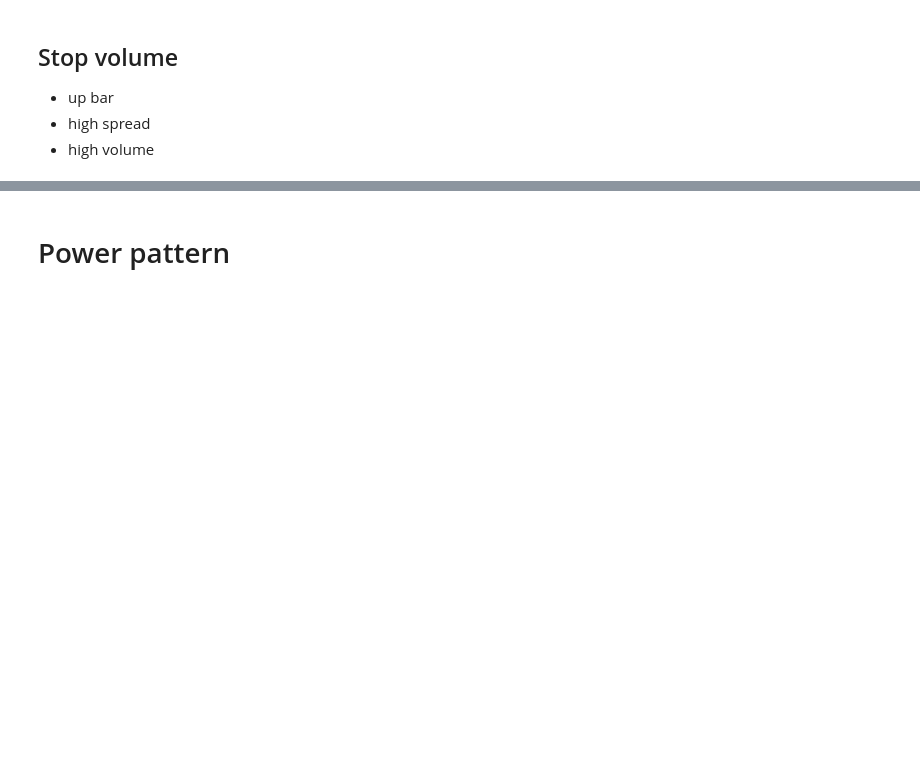
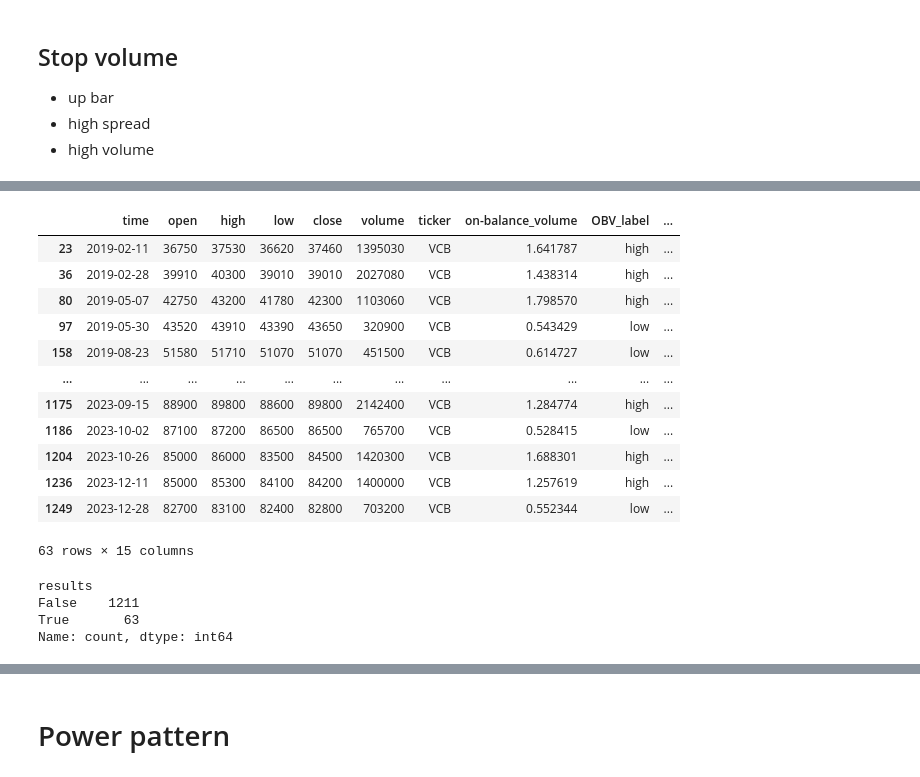
Before and after one commit to jsyizdabet/Attacker-2024, a Jupyter notebook: Build Algo/Buy-sell Signal Algo/alphas.ipynb, the cells around one changed output, grey strips where cells are left out. Saved outputs shown, nothing was run; the diff lists cells and outputs as text; code cells hidden in the pictures; blank space fills up the shorter version.

```diff
--- a/Build Algo/Buy-sell Signal Algo/alphas.ipynb
+++ b/Build Algo/Buy-sell Signal Algo/alphas.ipynb
@@ -107,0 +130,24 @@ def is_stop_volume_signal(data):
+# %%
+abc = data[data['results'] == True]
+abc
+# %% [output]
+|  | time | open | high | low | close | volume | ticker | on-balance_volume | OBV_label | ... |
+| 23 | 2019-02-11 | 36750 | 37530 | 36620 | 37460 | 1395030 | VCB | 1.641787 | high | ... |
+| 36 | 2019-02-28 | 39910 | 40300 | 39010 | 39010 | 2027080 | VCB | 1.438314 | high | ... |
+| 80 | 2019-05-07 | 42750 | 43200 | 41780 | 42300 | 1103060 | VCB | 1.798570 | high | ... |
+| 97 | 2019-05-30 | 43520 | 43910 | 43390 | 43650 | 320900 | VCB | 0.543429 | low | ... |
+| 158 | 2019-08-23 | 51580 | 51710 | 51070 | 51070 | 451500 | VCB | 0.614727 | low | ... |
+| ... | ... | ... | ... | ... | ... | ... | ... | ... | ... | ... |
+| 1175 | 2023-09-15 | 88900 | 89800 | 88600 | 89800 | 2142400 | VCB | 1.284774 | high | ... |
+| 1186 | 2023-10-02 | 87100 | 87200 | 86500 | 86500 | 765700 | VCB | 0.528415 | low | ... |
+| 1204 | 2023-10-26 | 85000 | 86000 | 83500 | 84500 | 1420300 | VCB | 1.688301 | high | ... |
+| 1236 | 2023-12-11 | 85000 | 85300 | 84100 | 84200 | 1400000 | VCB | 1.257619 | high | ... |
+| 1249 | 2023-12-28 | 82700 | 83100 | 82400 | 82800 | 703200 | VCB | 0.552344 | low | ... |
+63 rows × 15 columns
+# %%
+data['results'].value_counts()
+# %% [output]
+results
+False    1211
+True       63
+Name: count, dtype: int64
```
Also changed, not shown: parts of 10 cells of this notebook, 1 other file.
